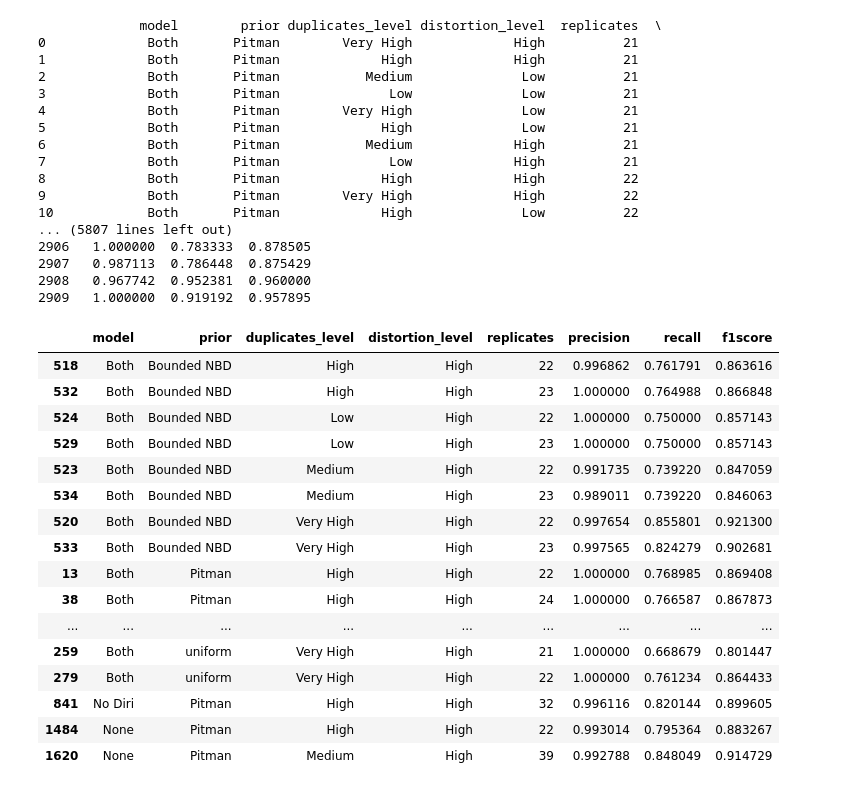
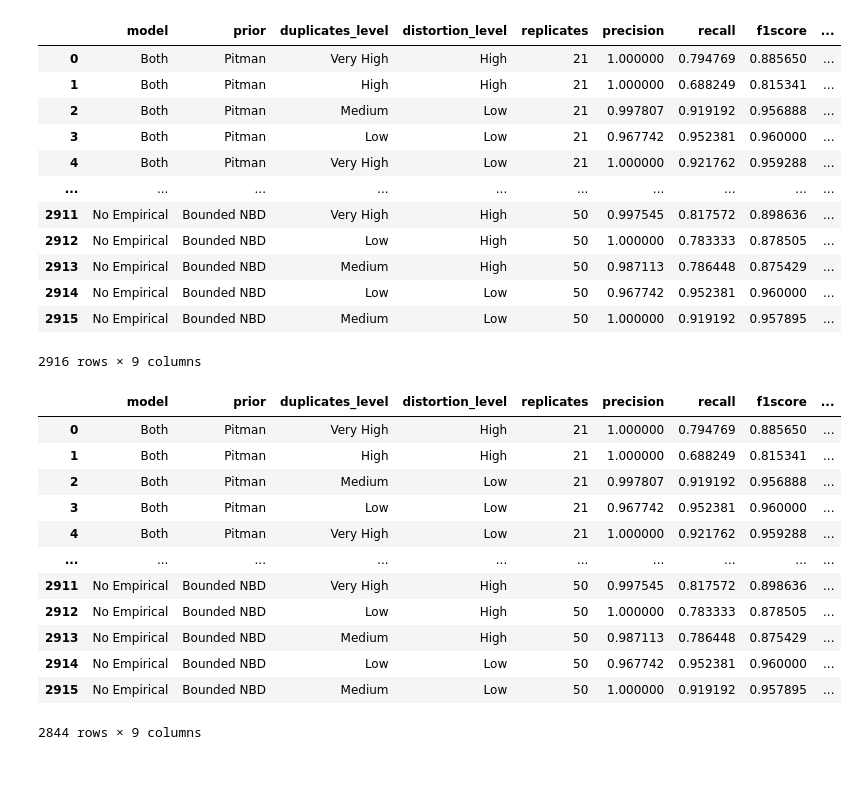
Before and after one commit to Emily0630/exchanger_data_collector, a Jupyter notebook: clean_data.ipynb, the cells around one changed output. Drawn from its saved outputs; the diff is of its cells as text; code cells hidden in the pictures.

Commit message:
finish cleaning c50 data

```diff
--- a/clean_data.ipynb
+++ b/clean_data.ipynb
@@ -132,59 +132,58 @@ def map_iter_to_num(iter):
 
 
 # Select only the specified columns
-data_selected_columns = data_renamed[['model', 'prior', 'duplicates_level', 'distortion_level', 'replicates']]
+data_selected_columns = data_renamed[['model', 'prior', 'duplicates_level', 'distortion_level', 'replicates', "date"]]
 
 # Select and reorder the dataset with only the specified columns
 data_final = data_renamed[['model', 'prior', 'duplicates_level', 'distortion_level',
-                           'replicates', 'precision', 'recall', 'f1score']]
+                           'replicates', 'precision', 'recall', 'f1score', "date"]]
 
 # Display the first few rows to confirm the changes
 data_final
 # %% [output]
+|  | model | prior | duplicates_level | distortion_level | replicates | precision | recall | f1score | ... |
+| 0 | Both | Pitman | Very High | High | 21 | 1.000000 | 0.794769 | 0.885650 | ... |
+| 1 | Both | Pitman | High | High | 21 | 1.000000 | 0.688249 | 0.815341 | ... |
+| 2 | Both | Pitman | Medium | Low | 21 | 0.997807 | 0.919192 | 0.956888 | ... |
+| 3 | Both | Pitman | Low | Low | 21 | 0.967742 | 0.952381 | 0.960000 | ... |
+| 4 | Both | Pitman | Very High | Low | 21 | 1.000000 | 0.921762 | 0.959288 | ... |
+| ... | ... | ... | ... | ... | ... | ... | ... | ... | ... |
+| 2911 | No Empirical | Bounded NBD | Very High | High | 50 | 0.997545 | 0.817572 | 0.898636 | ... |
+| 2912 | No Empirical | Bounded NBD | Low | High | 50 | 1.000000 | 0.783333 | 0.878505 | ... |
+| 2913 | No Empirical | Bounded NBD | Medium | High | 50 | 0.987113 | 0.786448 | 0.875429 | ... |
+| 2914 | No Empirical | Bounded NBD | Low | Low | 50 | 0.967742 | 0.952381 | 0.960000 | ... |
+| 2915 | No Empirical | Bounded NBD | Medium | Low | 50 | 1.000000 | 0.919192 | 0.957895 | ... |
-             model        prior duplicates_level distortion_level  replicates  \
-0             Both       Pitman        Very High             High          21
-1             Both       Pitman             High             High          21
-2             Both       Pitman           Medium              Low          21
-3             Both       Pitman              Low              Low          21
-4             Both       Pitman        Very High              Low          21
-5             Both       Pitman             High              Low          21
-6             Both       Pitman           Medium             High          21
-7             Both       Pitman              Low             High          21
-8             Both       Pitman             High             High          22
-9             Both       Pitman        Very High             High          22
-10            Both       Pitman             High              Low          22
-... (5807 lines left out)
-2906   1.000000  0.783333  0.878505
-2907   0.987113  0.786448  0.875429
-2908   0.967742  0.952381  0.960000
-2909   1.000000  0.919192  0.957895
+2916 rows × 9 columns
 # %%
 data_cleaned = data_final
 
 # Finding duplicates and keeping them to show
-duplicates_to_show = data_cleaned[data_cleaned.duplicated(subset=['model', 'prior', 'duplicates_level', 'distortion_level', 'replicates'])]
+duplicates_to_show = data_cleaned[data_cleaned.duplicated(subset=['model', 'prior', 'duplicates_level', 'distortion_level', 'replicates'], keep='first')]
+duplicates_to_show2 = data_cleaned[data_cleaned.duplicated(subset=['model', 'prior', 'duplicates_level', 'distortion_level', 'replicates'], keep='last')]
+
+duplicates_to_show3 = pd.concat([duplicates_to_show, duplicates_to_show2])
 
 # Sorting the duplicates for better readability
-duplicates_sorted = duplicates_to_show.sort_values(by=['model', 'prior', 'duplicates_level', 'distortion_level', 'replicates'])
+duplicates_to_show3 = duplicates_to_show3.sort_values(by=['model', 'prior', 'duplicates_level', 'distortion_level', 'replicates'])
 
-pd.set_option('display.max_rows', None)
+pd.set_option('display.max_rows', 10)
 
-duplicates_sorted
+duplicates_to_show3 = duplicates_to_show3[(duplicates_to_show3['precision'] >= 0.3) & (duplicates_to_show3['recall'] >= 0.3)]
+
+data_cleaned.drop_duplicates(subset=['model', 'prior', 'duplicates_level', 'distortion_level', 'replicates'], keep=False)
+
+# duplicates_to_show3
 # %% [output]
-|  | model | prior | duplicates_level | distortion_level | replicates | precision | recall | f1score |
-| 518 | Both | Bounded NBD | High | High | 22 | 0.996862 | 0.761791 | 0.863616 |
-| 532 | Both | Bounded NBD | High | High | 23 | 1.000000 | 0.764988 | 0.866848 |
-| 524 | Both | Bounded NBD | Low | High | 22 | 1.000000 | 0.750000 | 0.857143 |
-| 529 | Both | Bounded NBD | Low | High | 23 | 1.000000 | 0.750000 | 0.857143 |
-| 523 | Both | Bounded NBD | Medium | High | 22 | 0.991735 | 0.739220 | 0.847059 |
-| 534 | Both | Bounded NBD | Medium | High | 23 | 0.989011 | 0.739220 | 0.846063 |
-| 520 | Both | Bounded NBD | Very High | High | 22 | 0.997654 | 0.855801 | 0.921300 |
-| 533 | Both | Bounded NBD | Very High | High | 23 | 0.997565 | 0.824279 | 0.902681 |
-| 13 | Both | Pitman | High | High | 22 | 1.000000 | 0.768985 | 0.869408 |
-| 38 | Both | Pitman | High | High | 24 | 1.000000 | 0.766587 | 0.867873 |
-| ... | ... | ... | ... | ... | ... | ... | ... | ... |
-| 259 | Both | uniform | Very High | High | 21 | 1.000000 | 0.668679 | 0.801447 |
-| 279 | Both | uniform | Very High | High | 22 | 1.000000 | 0.761234 | 0.864433 |
-| 841 | No Diri | Pitman | High | High | 32 | 0.996116 | 0.820144 | 0.899605 |
-| 1484 | None | Pitman | High | High | 22 | 0.993014 | 0.795364 | 0.883267 |
-| 1620 | None | Pitman | Medium | High | 39 | 0.992788 | 0.848049 | 0.914729 |
+|  | model | prior | duplicates_level | distortion_level | replicates | precision | recall | f1score | ... |
+| 0 | Both | Pitman | Very High | High | 21 | 1.000000 | 0.794769 | 0.885650 | ... |
+| 1 | Both | Pitman | High | High | 21 | 1.000000 | 0.688249 | 0.815341 | ... |
+| 2 | Both | Pitman | Medium | Low | 21 | 0.997807 | 0.919192 | 0.956888 | ... |
+| 3 | Both | Pitman | Low | Low | 21 | 0.967742 | 0.952381 | 0.960000 | ... |
+| 4 | Both | Pitman | Very High | Low | 21 | 1.000000 | 0.921762 | 0.959288 | ... |
+| ... | ... | ... | ... | ... | ... | ... | ... | ... | ... |
+| 2911 | No Empirical | Bounded NBD | Very High | High | 50 | 0.997545 | 0.817572 | 0.898636 | ... |
+| 2912 | No Empirical | Bounded NBD | Low | High | 50 | 1.000000 | 0.783333 | 0.878505 | ... |
+| 2913 | No Empirical | Bounded NBD | Medium | High | 50 | 0.987113 | 0.786448 | 0.875429 | ... |
+| 2914 | No Empirical | Bounded NBD | Low | Low | 50 | 0.967742 | 0.952381 | 0.960000 | ... |
+| 2915 | No Empirical | Bounded NBD | Medium | Low | 50 | 1.000000 | 0.919192 | 0.957895 | ... |
+2844 rows × 9 columns
```
Also changed, not shown: parts of 9 cells of this notebook, 2 other files.
